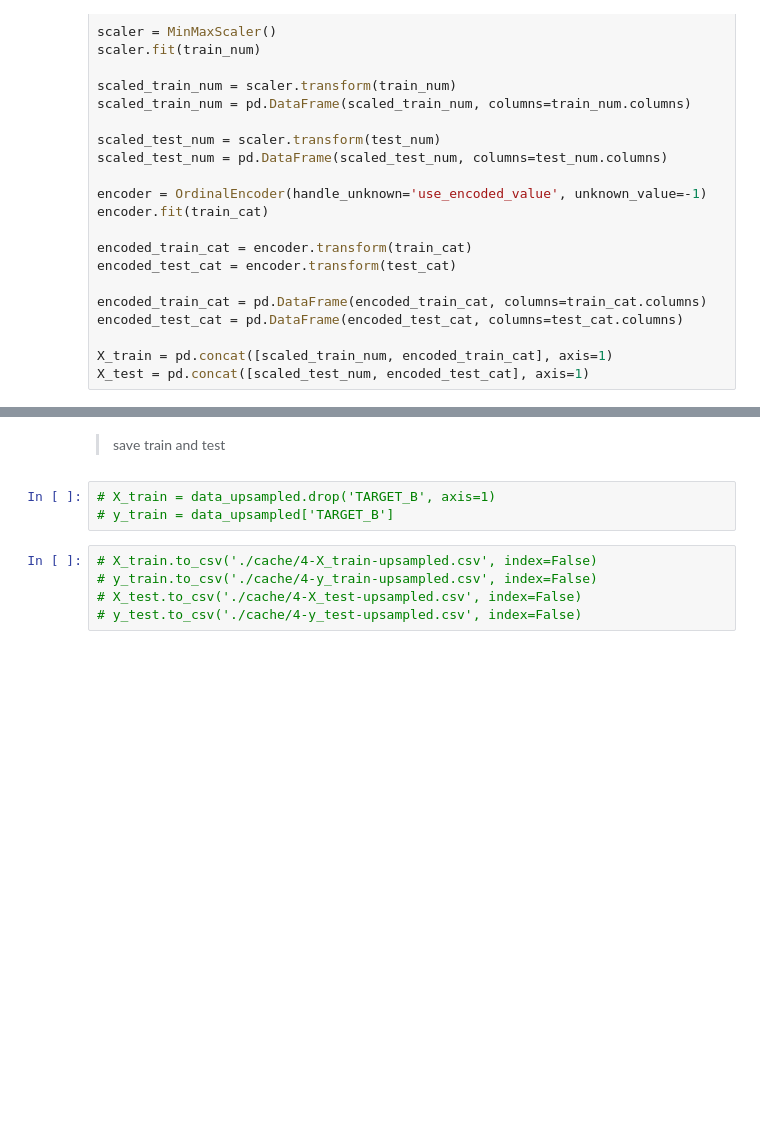
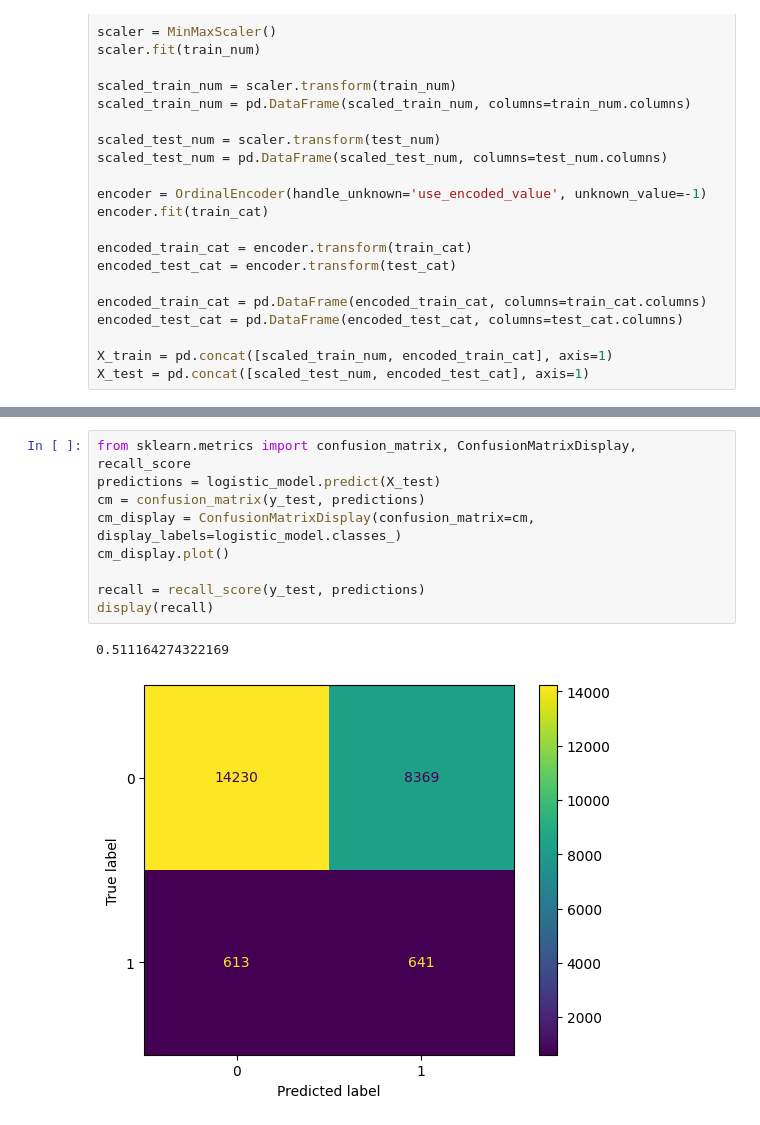
Before and after one commit to jeaend/Healthcare_for_All_Donations_Model, a Jupyter notebook: 4-Upsampling_Classification.ipynb, the cells around one changed output, grey strips where cells are left out. Drawn from its saved outputs; the diff is of its cells as text; blank space fills up the shorter version.

Commit message:
save state

```diff
--- a/4-Upsampling_Classification.ipynb
+++ b/4-Upsampling_Classification.ipynb
@@ -140,10 +131,12 @@ X_train
-# %% [markdown]
-> save train and test
-# %%
-# X_train = data_upsampled.drop('TARGET_B', axis=1)
-# y_train = data_upsampled['TARGET_B']
-# %%
-# X_train.to_csv('./cache/4-X_train-upsampled.csv', index=False)
-# y_train.to_csv('./cache/4-y_train-upsampled.csv', index=False)
-# X_test.to_csv('./cache/4-X_test-upsampled.csv', index=False)
-# y_test.to_csv('./cache/4-y_test-upsampled.csv', index=False)
+# %%
+from sklearn.metrics import confusion_matrix, ConfusionMatrixDisplay, recall_score
+predictions = logistic_model.predict(X_test)
+cm = confusion_matrix(y_test, predictions)
+cm_display = ConfusionMatrixDisplay(confusion_matrix=cm, display_labels=logistic_model.classes_)
+cm_display.plot()
+
+recall = recall_score(y_test, predictions)
+display(recall)
+# %% [output]
+0.511164274322169
+[figure, added]
```
Also changed, not shown: parts of 4 cells of this notebook, 10 other files.
